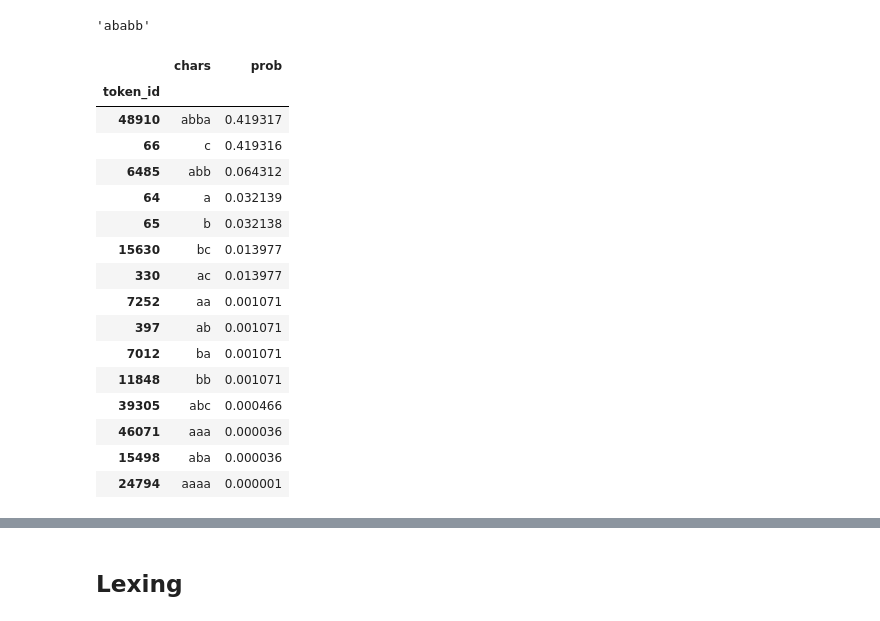
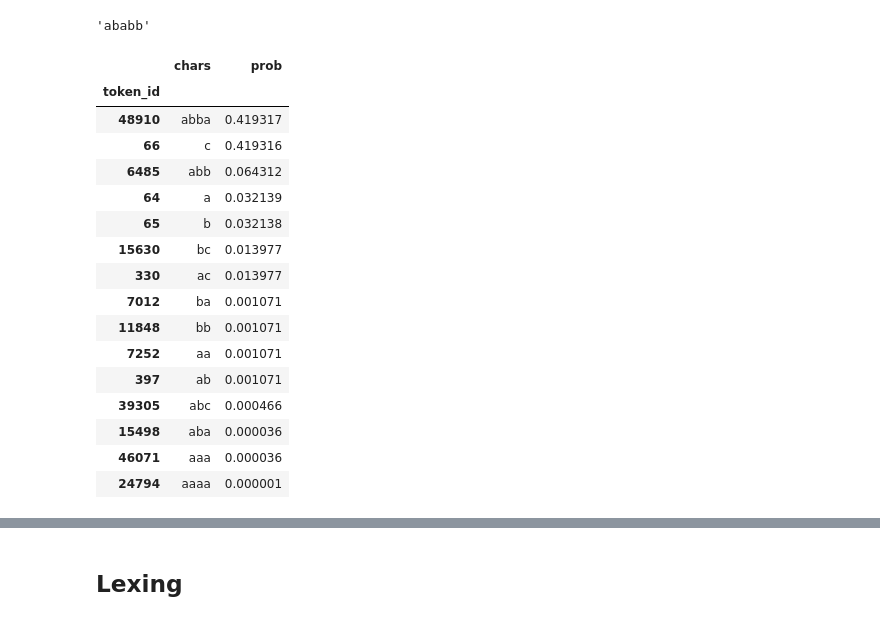
Before and after one commit to chi-collective/genparse, a Jupyter notebook: notes/FST.ipynb, the cells around one changed output, grey strips where cells are left out. Cells and saved outputs as stored; diff of their text form; code cells hidden in the pictures.

```diff
--- a/notes/FST.ipynb
+++ b/notes/FST.ipynb
@@ -82,4 +125,6 @@ for t in range(15):
 # %%
-H = hf_tokenizer()
-about(H.fst)
+tokenizer = transformers.AutoTokenizer.from_pretrained('gpt2')
+decode = decode_tokenizer_vocab(tokenizer)
+T = bpe_wfst(enumerate(decode))
+about(T)
 # %% [output]
@@ -91,6 +136,6 @@ Let's shrink the BPE transducer down to something managable by limiting it alpha
 # about(b2c)
 # %%
-b2c = H.fst.prune_to_alphabet(None, foo.V | {''}).renumber
+b2c = T.prune_to_alphabet(None, foo.V | {''}).renumber
 # %% [markdown]
 We can look at our little language's strings thru the lense of their possible BPE sequences.  Notice that these strings are ambiguously mapped to BPE --- meaning that there are many BPE sequences that would give rise to the same string!
 # %%
@@ -189,25 +234,25 @@ char_context
 # %%
 df = []
 for x, w in sorted(lm2.p_next(context).normalize().items(), key=lambda kv: -kv[1]):
-    df.append((x, (H.tokenizer.decode([x]) if x != EOS else EOS), w))
+    df.append((x, (decode[x] if x != EOS else EOS), w))
 pd.DataFrame(df, columns=['token_id', 'chars', 'prob']).set_index('token_id')
 # %% [output]
 |  | chars | prob |
 | token_id |  |  |
 | 48910 | abba | 0.419317 |
 | 66 | c | 0.419316 |
 | 6485 | abb | 0.064312 |
 | 64 | a | 0.032139 |
 | 65 | b | 0.032138 |
 | 15630 | bc | 0.013977 |
 | 330 | ac | 0.013977 |
+| 7012 | ba | 0.001071 |
+| 11848 | bb | 0.001071 |
 | 7252 | aa | 0.001071 |
 | 397 | ab | 0.001071 |
-| 7012 | ba | 0.001071 |
-| 11848 | bb | 0.001071 |
 | 39305 | abc | 0.000466 |
+| 15498 | aba | 0.000036 |
 | 46071 | aaa | 0.000036 |
-| 15498 | aba | 0.000036 |
 | 24794 | aaaa | 0.000001 |
 # %%
 lm.p_next(char_context).normalize()
```
Also changed, not shown: parts of 26 cells of this notebook.
